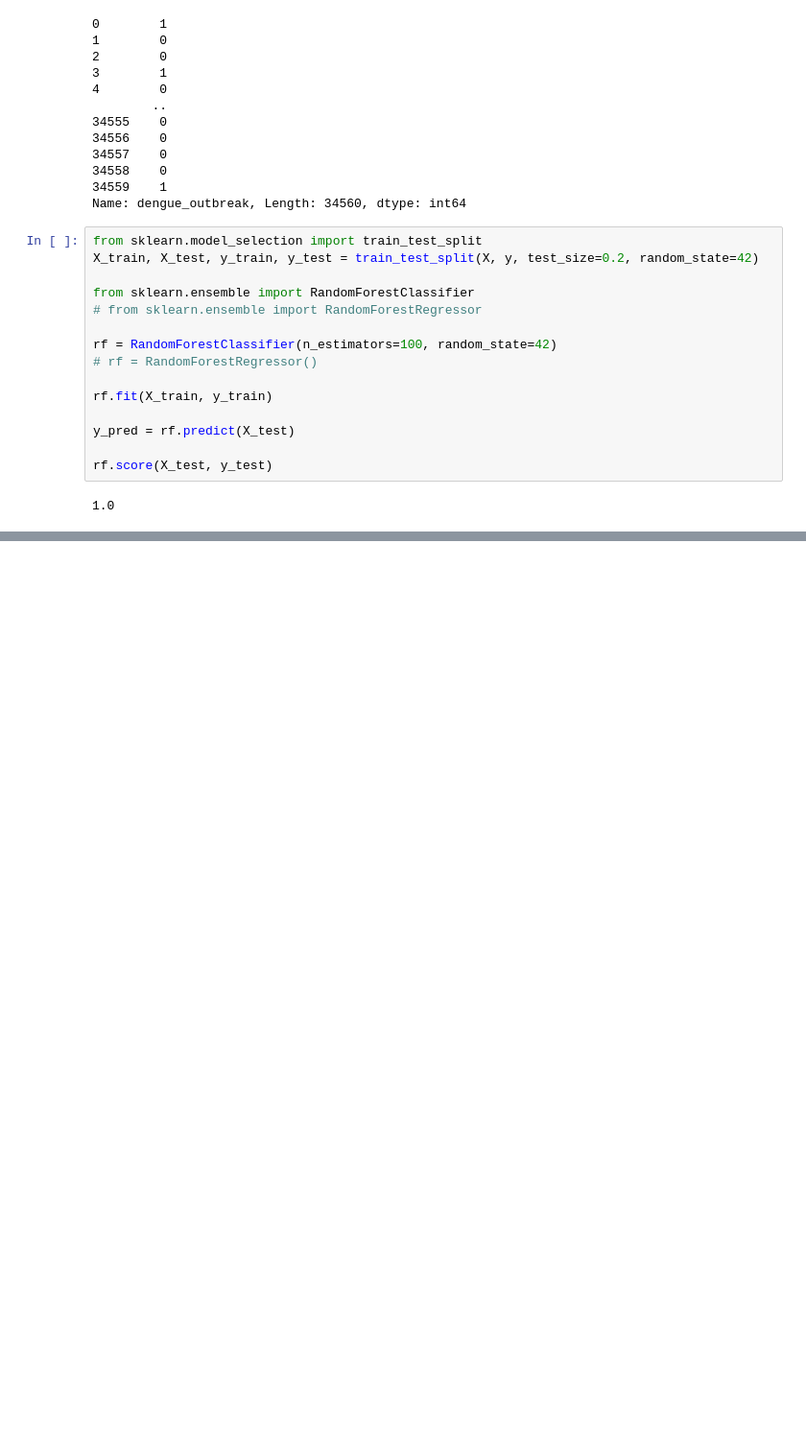
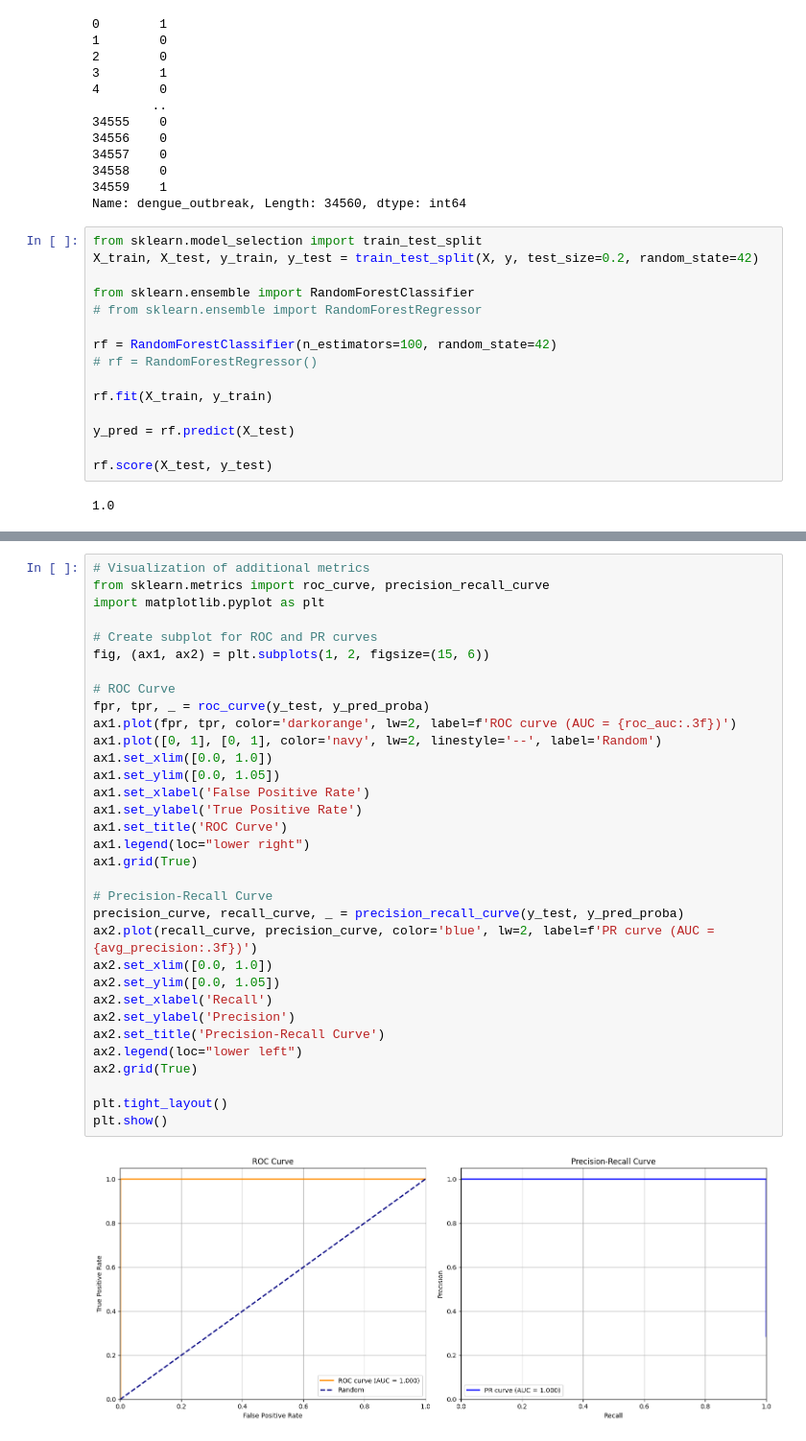
Before and after one commit to nchamara91/MLAssigmentNew, a Jupyter notebook: model/model_training.ipynb, the cells around one changed output, grey strips where cells are left out. Shown at 96% size. Cells and saved outputs as stored; diff of their text form; blank space fills up the shorter version.

```diff
--- a/model/model_training.ipynb
+++ b/model/model_training.ipynb
@@ -69,0 +196,35 @@ rf.score(X_test, y_test)
+# %%
+# Visualization of additional metrics
+from sklearn.metrics import roc_curve, precision_recall_curve
+import matplotlib.pyplot as plt
+
+# Create subplot for ROC and PR curves
+fig, (ax1, ax2) = plt.subplots(1, 2, figsize=(15, 6))
+
+# ROC Curve
+fpr, tpr, _ = roc_curve(y_test, y_pred_proba)
+ax1.plot(fpr, tpr, color='darkorange', lw=2, label=f'ROC curve (AUC = {roc_auc:.3f})')
+ax1.plot([0, 1], [0, 1], color='navy', lw=2, linestyle='--', label='Random')
+ax1.set_xlim([0.0, 1.0])
+ax1.set_ylim([0.0, 1.05])
+ax1.set_xlabel('False Positive Rate')
+ax1.set_ylabel('True Positive Rate')
+ax1.set_title('ROC Curve')
+ax1.legend(loc="lower right")
+ax1.grid(True)
+
+# Precision-Recall Curve
+precision_curve, recall_curve, _ = precision_recall_curve(y_test, y_pred_proba)
+ax2.plot(recall_curve, precision_curve, color='blue', lw=2, label=f'PR curve (AUC = {avg_precision:.3f})')
+ax2.set_xlim([0.0, 1.0])
+ax2.set_ylim([0.0, 1.05])
+ax2.set_xlabel('Recall')
+ax2.set_ylabel('Precision')
+ax2.set_title('Precision-Recall Curve')
+ax2.legend(loc="lower left")
+ax2.grid(True)
+
+plt.tight_layout()
+plt.show()
+# %% [output]
+[figure, added]
```
Also changed, not shown: parts of 5 cells of this notebook.
